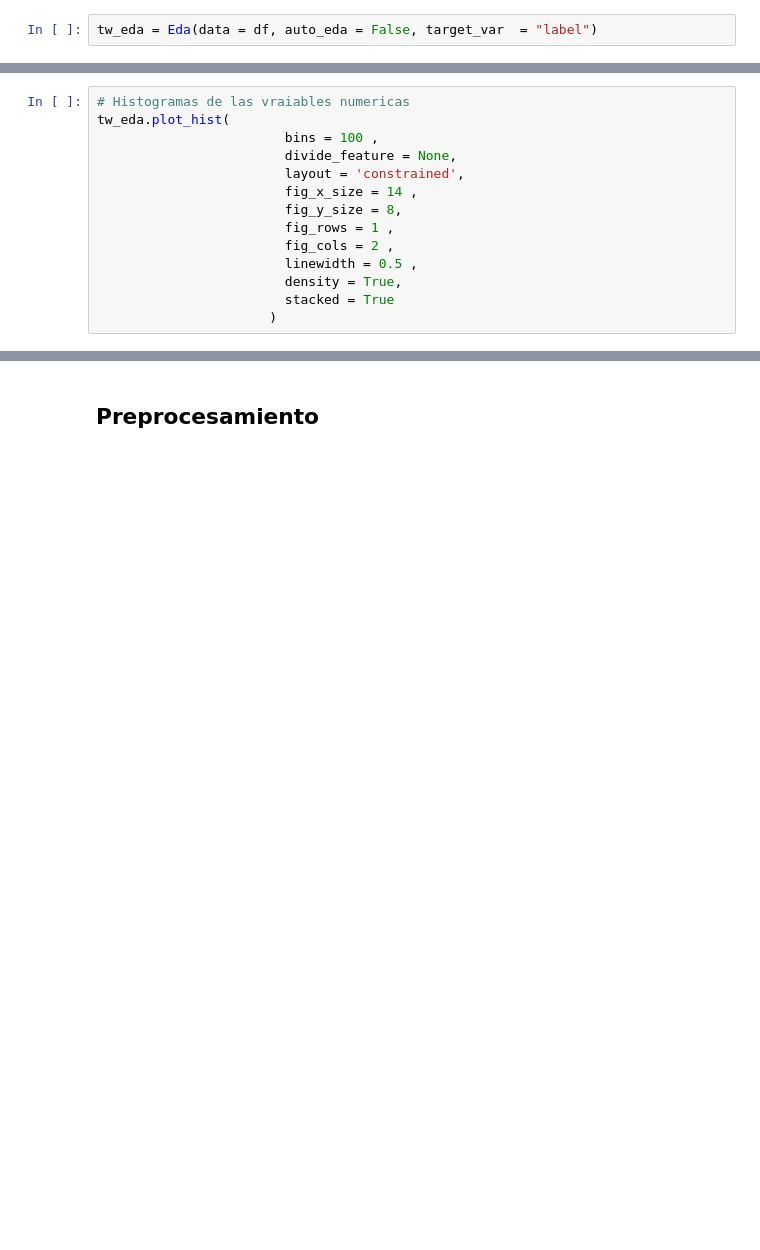
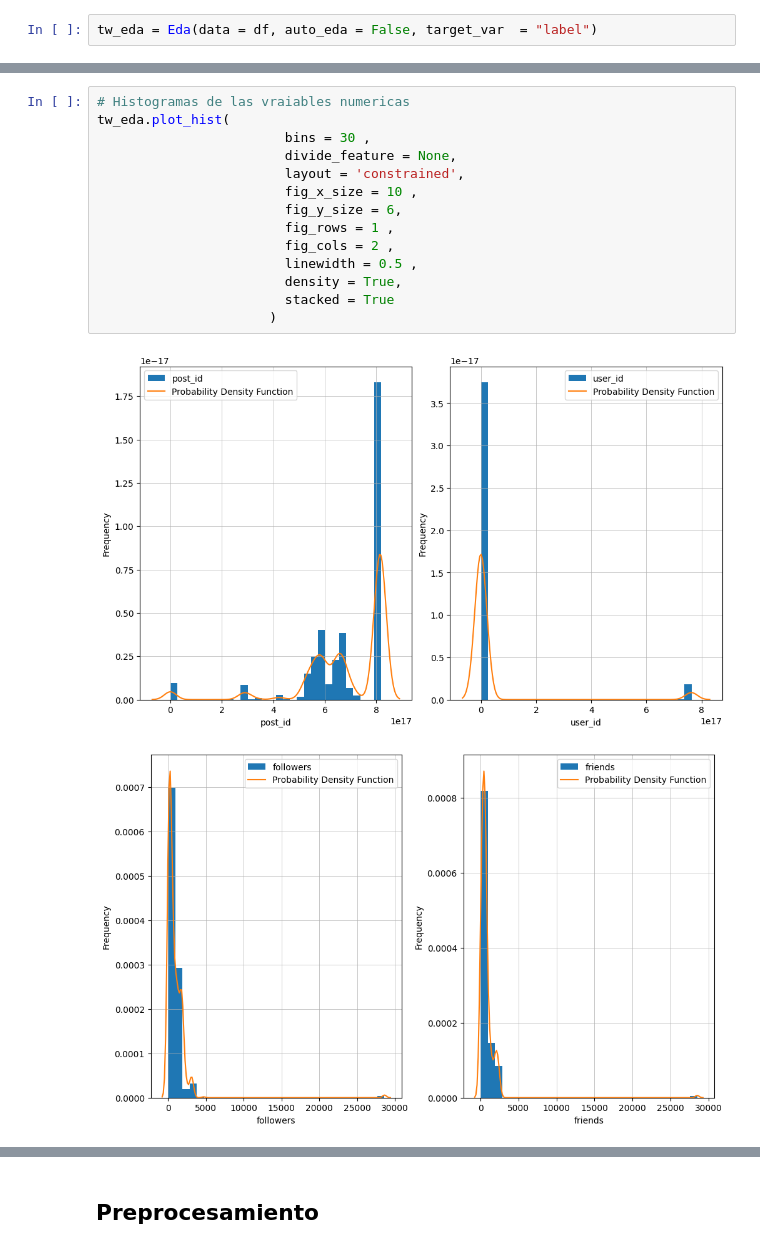
Before and after one commit to kokeitor/Twitter-Mental-Health-Classification, a Jupyter notebook: tw_classification.ipynb, the cells around one changed output, grey strips where cells are left out. Saved outputs shown, nothing was run; the diff lists cells and outputs as text; blank space fills up the shorter version.

```diff
--- a/tw_classification.ipynb
+++ b/tw_classification.ipynb
@@ -124,14 +288,17 @@ tw_eda.infonum
 # %%
 # Histogramas de las vraiables numericas
 tw_eda.plot_hist(
-                        bins = 100 ,
+                        bins = 30 ,
                         divide_feature = None,
                         layout = 'constrained',
-                        fig_x_size = 14 ,
-                        fig_y_size = 8,
+                        fig_x_size = 10 ,
+                        fig_y_size = 6,
                         fig_rows = 1 ,
                         fig_cols = 2 ,
                         linewidth = 0.5 ,
                         density = True,
                         stacked = True
                       )
+# %% [output]
+[figure, added]
+[figure, added]
```
Also changed, not shown: parts of 44 cells of this notebook, 6 other files.
